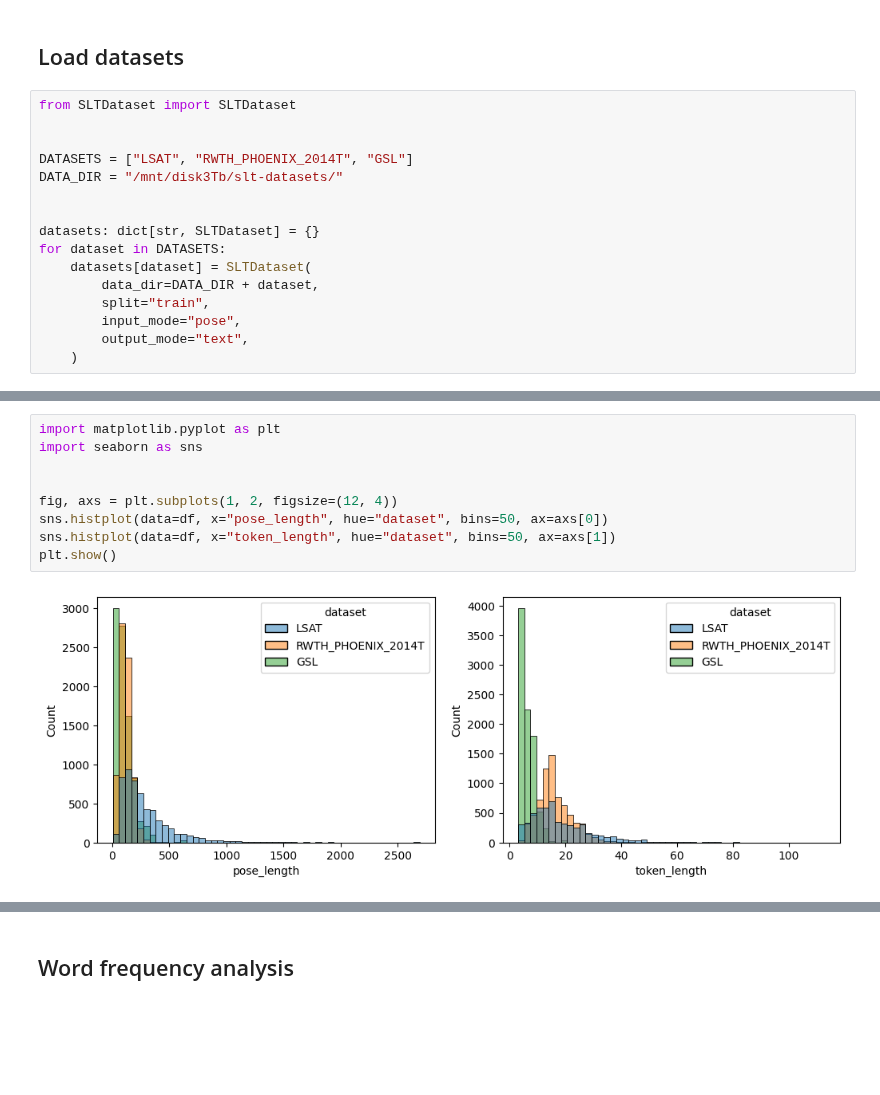
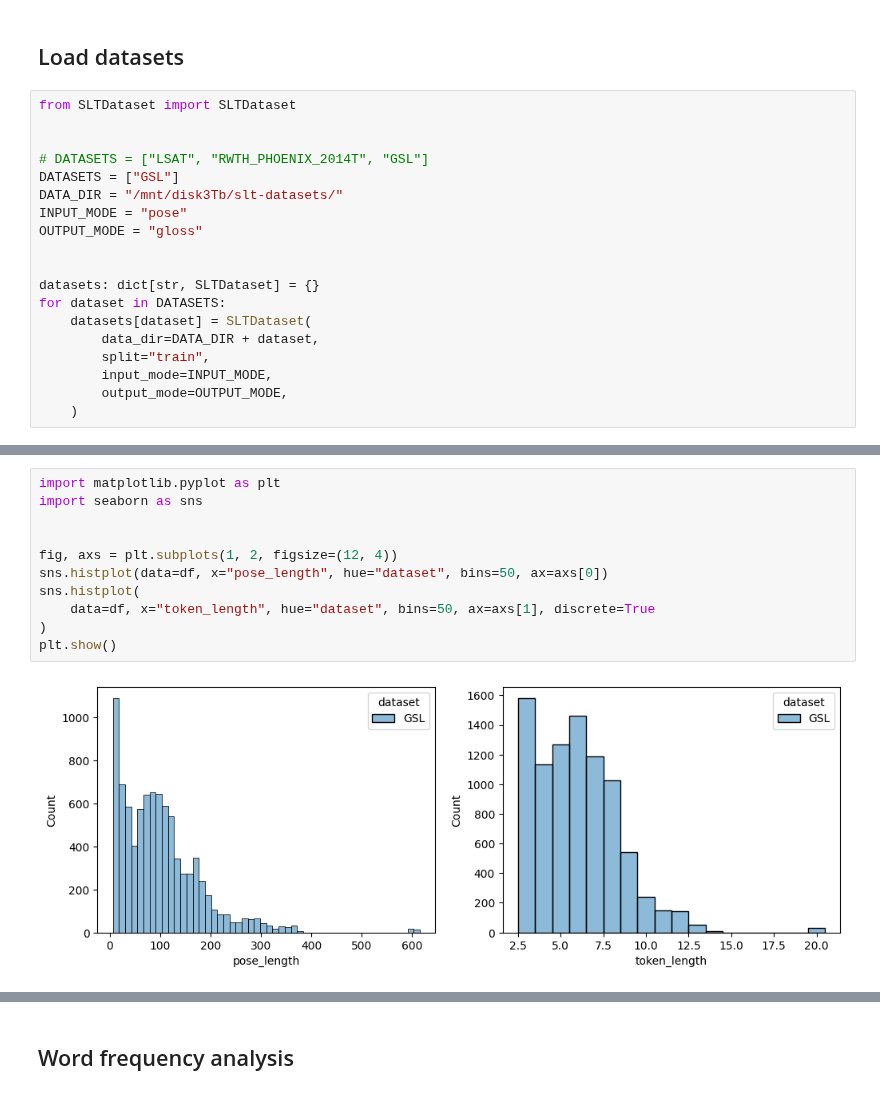
Before and after one commit to pedroodb/sign_attention, a Jupyter notebook: src/dataset_comparison.ipynb, the cells around one changed output, grey strips where cells are left out. Saved outputs shown, nothing was run; the diff lists cells and outputs as text; blank space fills up the shorter version.

```diff
--- a/src/dataset_comparison.ipynb
+++ b/src/dataset_comparison.ipynb
@@ -9,8 +9,11 @@ sys.path.append(module_path)
 from SLTDataset import SLTDataset
 
 
-DATASETS = ["LSAT", "RWTH_PHOENIX_2014T", "GSL"]
+# DATASETS = ["LSAT", "RWTH_PHOENIX_2014T", "GSL"]
+DATASETS = ["GSL"]
 DATA_DIR = "/mnt/disk3Tb/slt-datasets/"
+INPUT_MODE = "pose"
+OUTPUT_MODE = "gloss"
 
 
 datasets: dict[str, SLTDataset] = {}
@@ -18,7 +21,7 @@ for dataset in DATASETS:
     datasets[dataset] = SLTDataset(
         data_dir=DATA_DIR + dataset,
         split="train",
-        input_mode="pose",
-        output_mode="text",
+        input_mode=INPUT_MODE,
+        output_mode=OUTPUT_MODE,
     )
 # %% [output]
@@ -92,11 +85,13 @@ df.groupby("dataset").describe(percentiles=[0.1, 0.25, 0.5, 0.75, 0.9, 0.95, 0.9
 # %%
 import matplotlib.pyplot as plt
 import seaborn as sns
 
 
 fig, axs = plt.subplots(1, 2, figsize=(12, 4))
 sns.histplot(data=df, x="pose_length", hue="dataset", bins=50, ax=axs[0])
-sns.histplot(data=df, x="token_length", hue="dataset", bins=50, ax=axs[1])
+sns.histplot(
+    data=df, x="token_length", hue="dataset", bins=50, ax=axs[1], discrete=True
+)
 plt.show()
 # %% [output]
-[figure, old version]
+[figure, new version]
```
Also changed, not shown: parts of 9 cells of this notebook, 10 other files.
